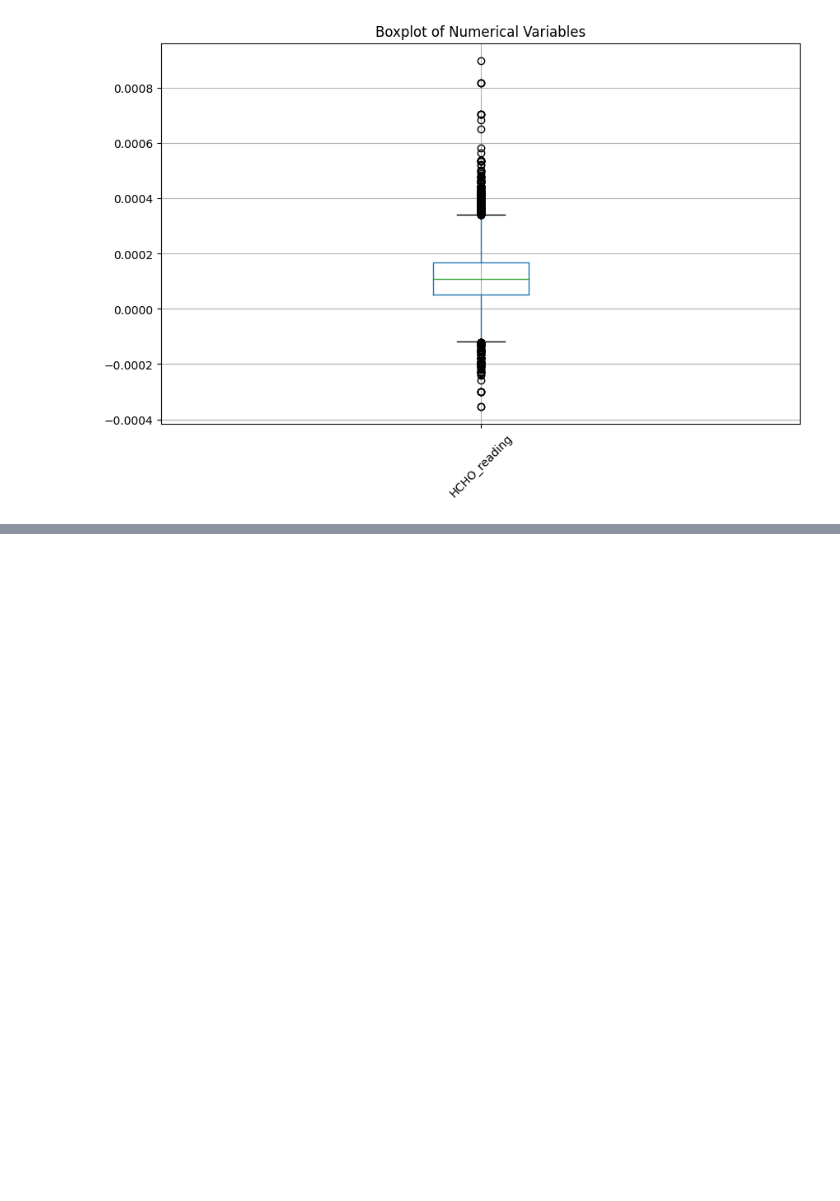
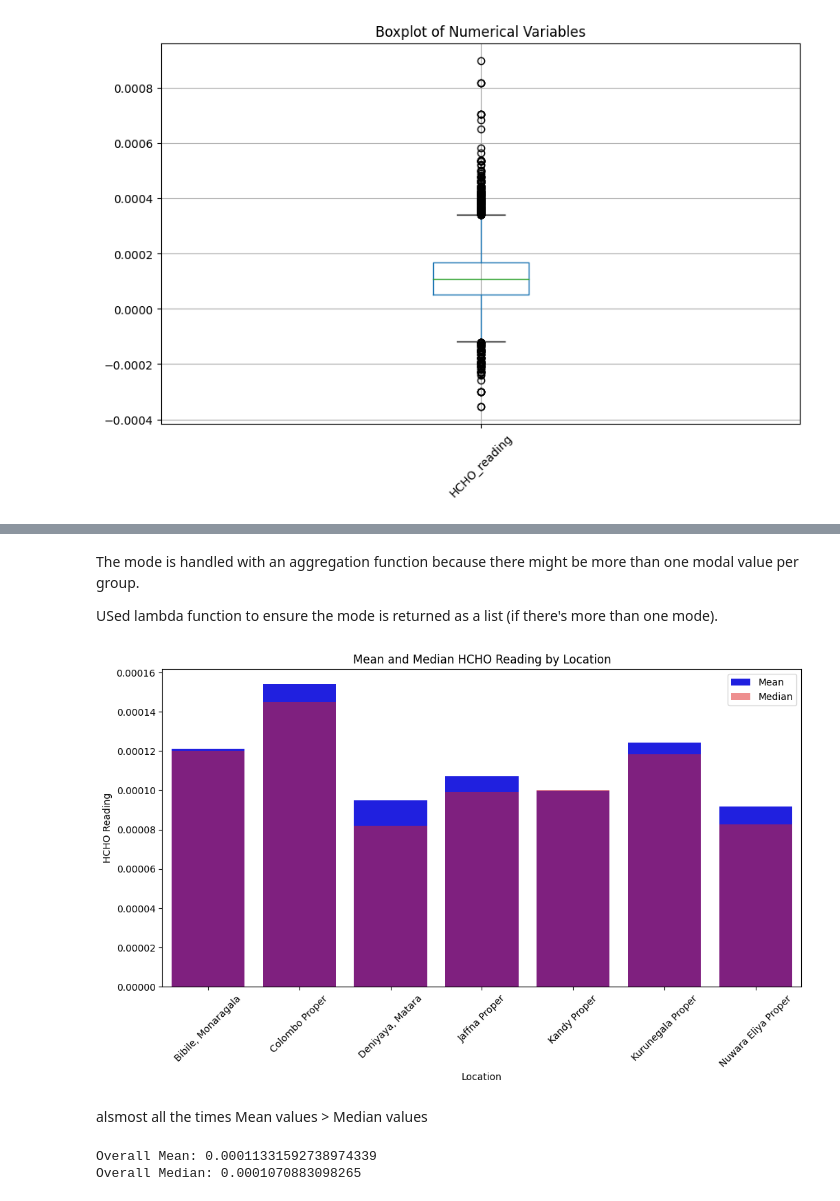
Before and after one commit to NinaAbeyratne/Analysing_HCHO_gas_in_Sri_Lanka, a Jupyter notebook: DE_preprocessing.ipynb, the cells around one changed output, grey strips where cells are left out. Saved outputs shown, nothing was run; the diff lists cells and outputs as text; code cells hidden in the pictures; blank space fills up the shorter version.

```diff
--- a/DE_preprocessing.ipynb
+++ b/DE_preprocessing.ipynb
@@ -276,0 +296,20 @@ plt.show()
+# %%
+# Group data by 'Location'
+grouped = combined_dataset.groupby('Location')
+
+# Calculate mean, median
+mean = grouped['HCHO_reading'].mean()
+median = grouped['HCHO_reading'].median()
+
+# Calculate mode
+mode = grouped['HCHO_reading'].agg(lambda x: x.mode().tolist())
+
+# Combine all statistics into one DataFrame
+statistics = pd.DataFrame({
+    'Mean': mean,
+    'Median': median,
+    'Mode': mode
+})
+
+# Print the statistics for each city
+print(statistics)
@@ -276,0 +326,39 @@ plt.show()
+# %% [markdown]
+The mode is handled with an aggregation function because there might be more than one modal value per group.
+
+USed lambda function to ensure the mode is returned as a list (if there's more than one mode).
+# %%
+# Visualizing
+# statistics.reset_index(inplace=True)
+
+plt.figure(figsize=(12, 6))
+
+# Mean
+sns.barplot(x='Location', y='Mean', data=statistics, color='blue', label='Mean')
+# Median
+sns.barplot(x='Location', y='Median', data=statistics, color='red', alpha=0.5, label='Median')
+
+plt.title('Mean and Median HCHO Reading by Location')
+plt.xlabel('Location')
+plt.ylabel('HCHO Reading')
+plt.xticks(rotation=45)
+plt.legend()
+plt.show()
+# %% [output]
+[figure, added]
+# %% [markdown]
+alsmost all the times Mean values > Median values
+# %%
+overall_mean = combined_dataset['HCHO_reading'].mean()
+overall_median = combined_dataset['HCHO_reading'].median()
+
+overall_stats = pd.DataFrame({
+    'Statistic': ['Mean', 'Median'],
+    'Value': [overall_mean, overall_median]
+})
+
+print("Overall Mean:", overall_mean)
+print("Overall Median:", overall_median)
+# %% [output]
+Overall Mean: 0.00011331592738974339
+Overall Median: 0.0001070883098265
```
Also changed, not shown: parts of 38 cells of this notebook.
